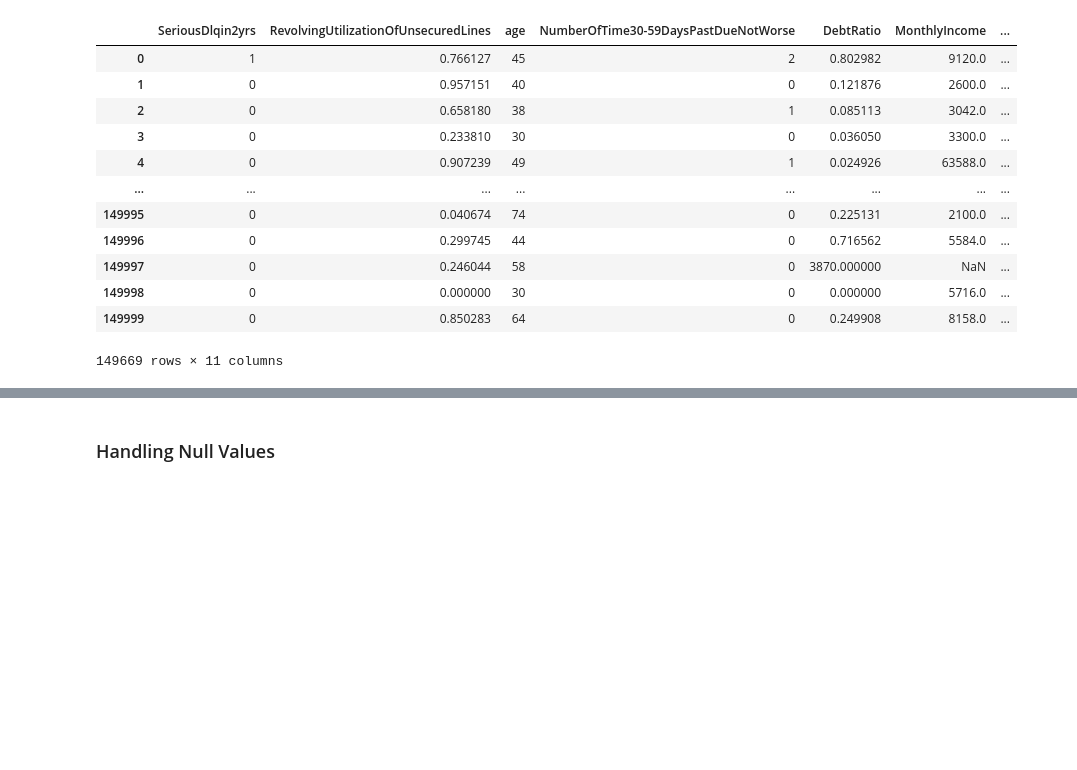
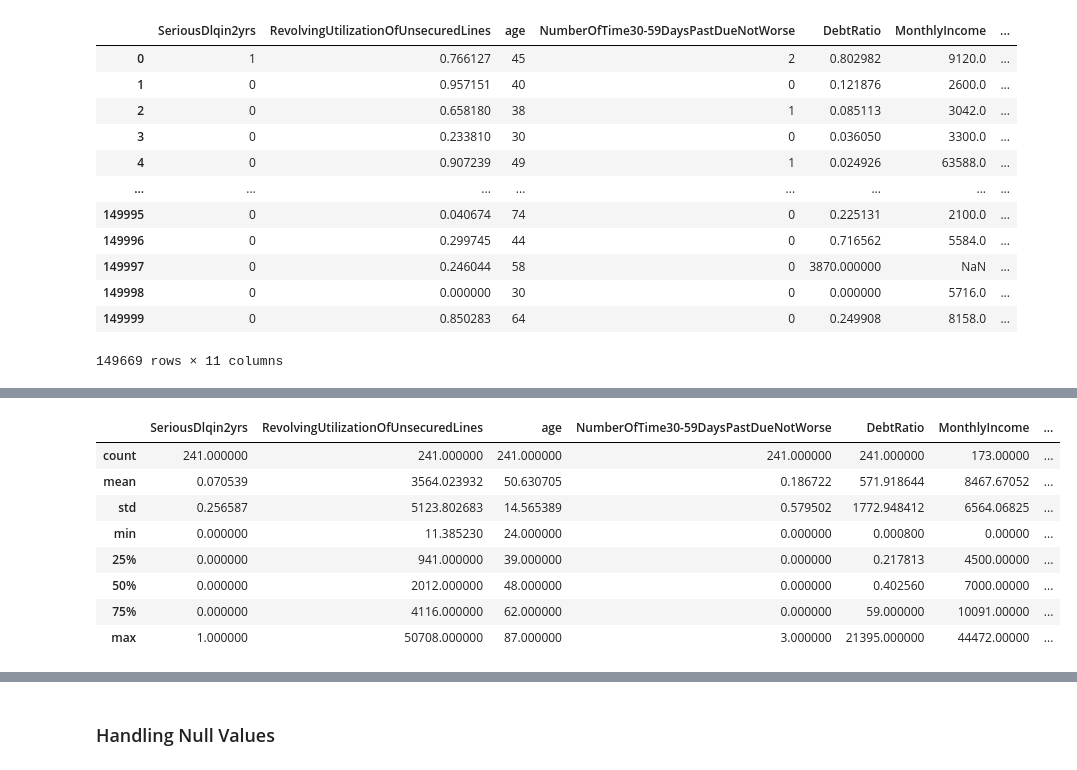
Before and after one commit to Arnold-git/Credit-Risk-Scoring, a Jupyter notebook: Research-and-Development/credit-scoring-EDA-modelling.ipynb, the cells around one changed output, grey strips where cells are left out. Cells and saved outputs as stored; diff of their text form; code cells hidden in the pictures; blank space fills up the shorter version.

```diff
--- a/Research-and-Development/credit-scoring-EDA-modelling.ipynb
+++ b/Research-and-Development/credit-scoring-EDA-modelling.ipynb
@@ -394,0 +401,12 @@ train
+# %%
+train[train['RevolvingUtilizationOfUnsecuredLines'] > 10].describe()
+# %% [output]
+|  | SeriousDlqin2yrs | RevolvingUtilizationOfUnsecuredLines | age | NumberOfTime30-59DaysPastDueNotWorse | DebtRatio | MonthlyIncome | ... |
+| count | 241.000000 | 241.000000 | 241.000000 | 241.000000 | 241.000000 | 173.00000 | ... |
+| mean | 0.070539 | 3564.023932 | 50.630705 | 0.186722 | 571.918644 | 8467.67052 | ... |
+| std | 0.256587 | 5123.802683 | 14.565389 | 0.579502 | 1772.948412 | 6564.06825 | ... |
+| min | 0.000000 | 11.385230 | 24.000000 | 0.000000 | 0.000800 | 0.00000 | ... |
+| 25% | 0.000000 | 941.000000 | 39.000000 | 0.000000 | 0.217813 | 4500.00000 | ... |
+| 50% | 0.000000 | 2012.000000 | 48.000000 | 0.000000 | 0.402560 | 7000.00000 | ... |
+| 75% | 0.000000 | 4116.000000 | 62.000000 | 0.000000 | 59.000000 | 10091.00000 | ... |
+| max | 1.000000 | 50708.000000 | 87.000000 | 3.000000 | 21395.000000 | 44472.00000 | ... |
```
Also changed, not shown: parts of 10 cells of this notebook.
